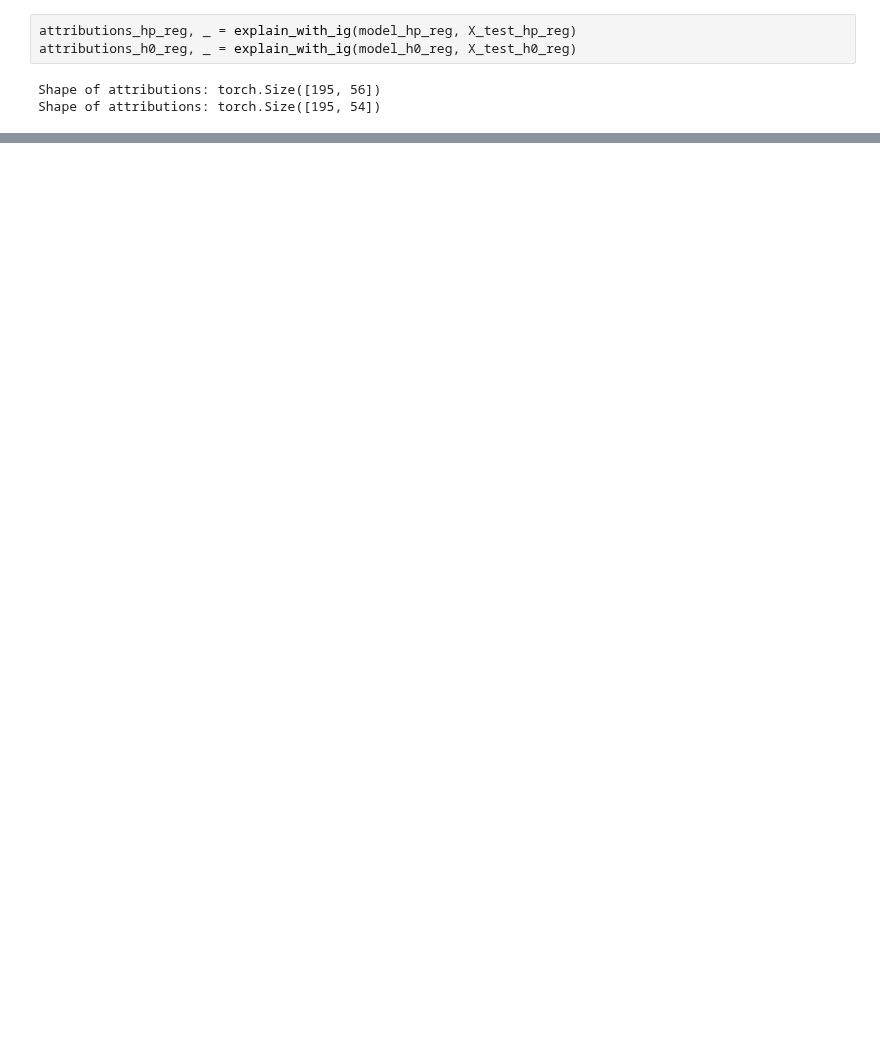
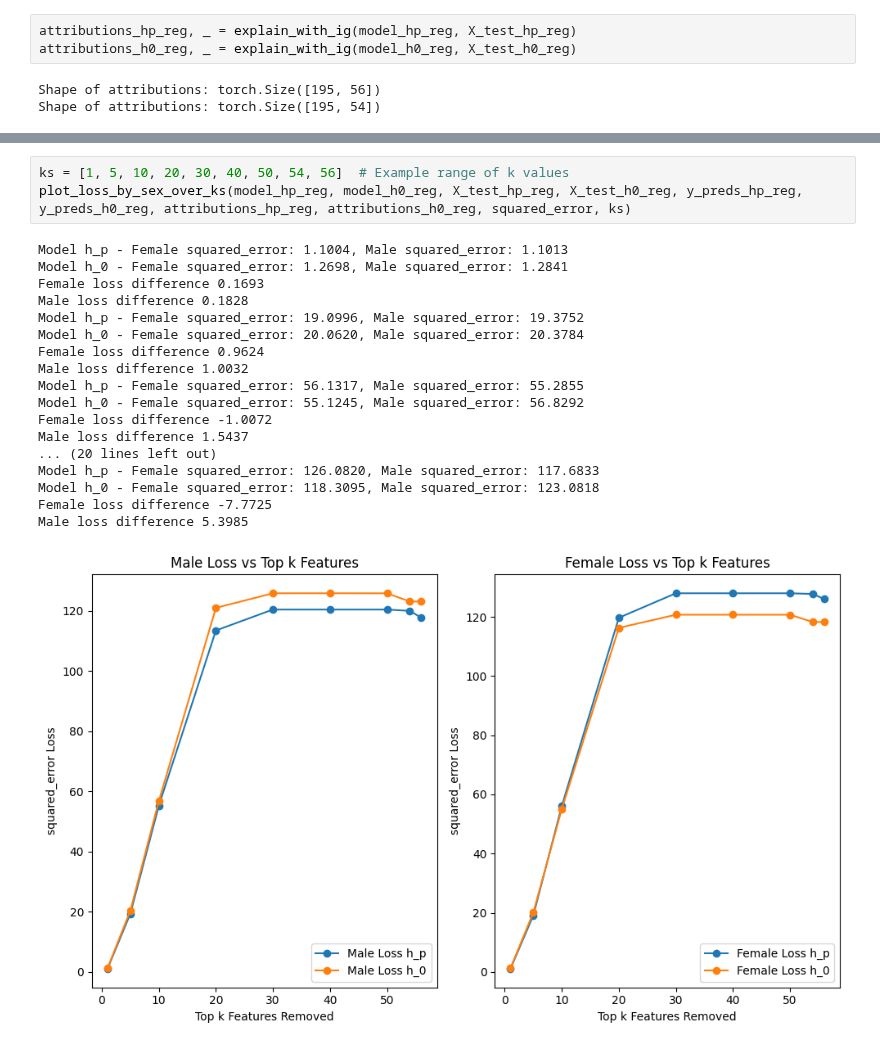
Before and after one commit to geometric-intelligence/proteo, a Jupyter notebook: proteo/toy_examples_fid.ipynb, the cells around one changed output, grey strips where cells are left out. Drawn from its saved outputs; the diff is of its cells as text; blank space fills up the shorter version.

```diff
--- a/proteo/toy_examples_fid.ipynb
+++ b/proteo/toy_examples_fid.ipynb
@@ -539,0 +699,22 @@ Number of males 74
+# %%
+ks = [1, 5, 10, 20, 30, 40, 50, 54, 56]  # Example range of k values
+plot_loss_by_sex_over_ks(model_hp_reg, model_h0_reg, X_test_hp_reg, X_test_h0_reg, y_preds_hp_reg, y_preds_h0_reg, attributions_hp_reg, attributions_h0_reg, squared_error, ks)
+# %% [output]
+Model h_p - Female squared_error: 1.1004, Male squared_error: 1.1013
+Model h_0 - Female squared_error: 1.2698, Male squared_error: 1.2841
+Female loss difference 0.1693
+Male loss difference 0.1828
+Model h_p - Female squared_error: 19.0996, Male squared_error: 19.3752
+Model h_0 - Female squared_error: 20.0620, Male squared_error: 20.3784
+Female loss difference 0.9624
+Male loss difference 1.0032
+Model h_p - Female squared_error: 56.1317, Male squared_error: 55.2855
+Model h_0 - Female squared_error: 55.1245, Male squared_error: 56.8292
+Female loss difference -1.0072
+Male loss difference 1.5437
+... (20 lines left out)
+Model h_p - Female squared_error: 126.0820, Male squared_error: 117.6833
+Model h_0 - Female squared_error: 118.3095, Male squared_error: 123.0818
+Female loss difference -7.7725
+Male loss difference 5.3985
+[figure, added]
```
Also changed, not shown: parts of 12 cells of this notebook.
